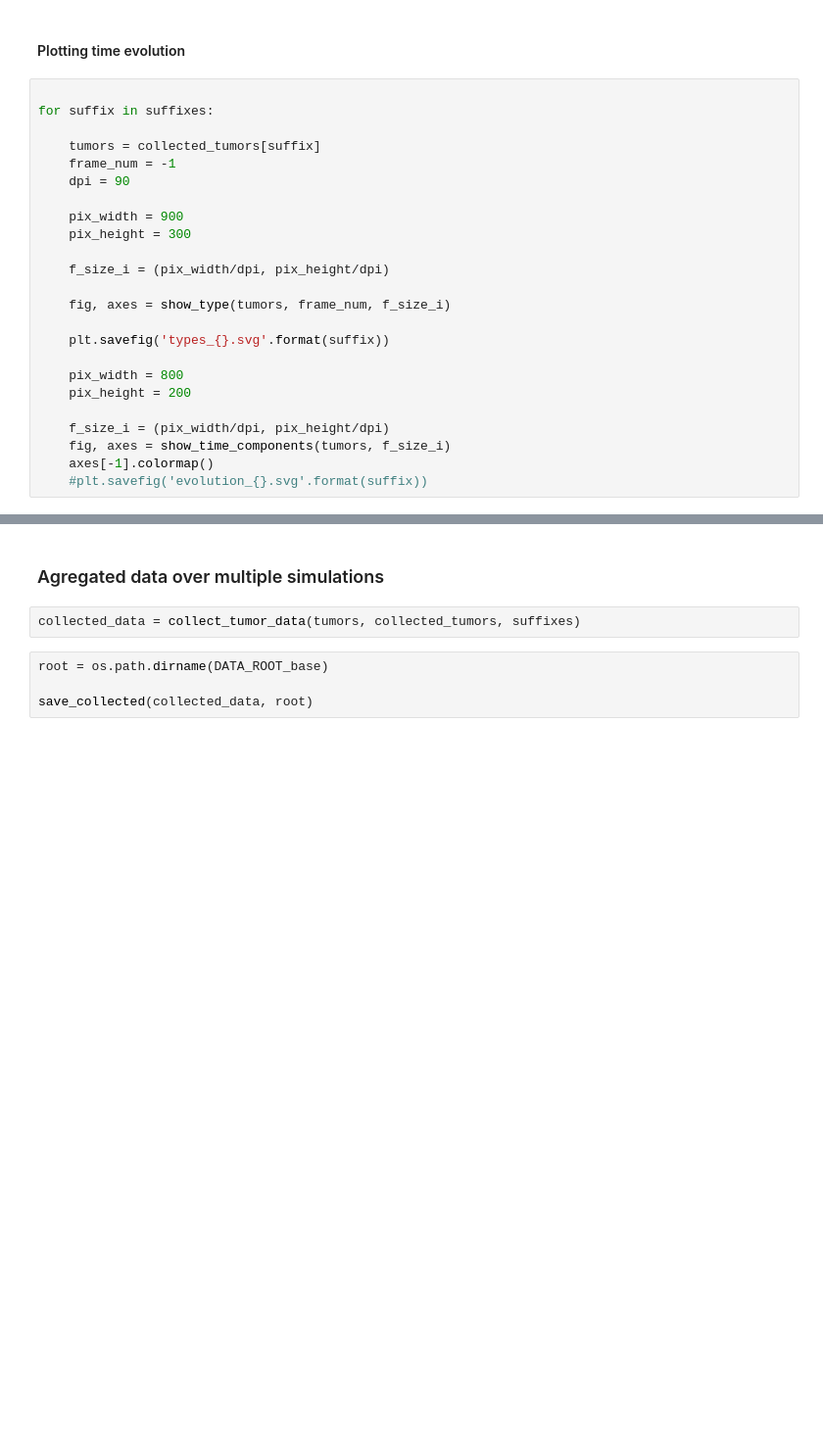
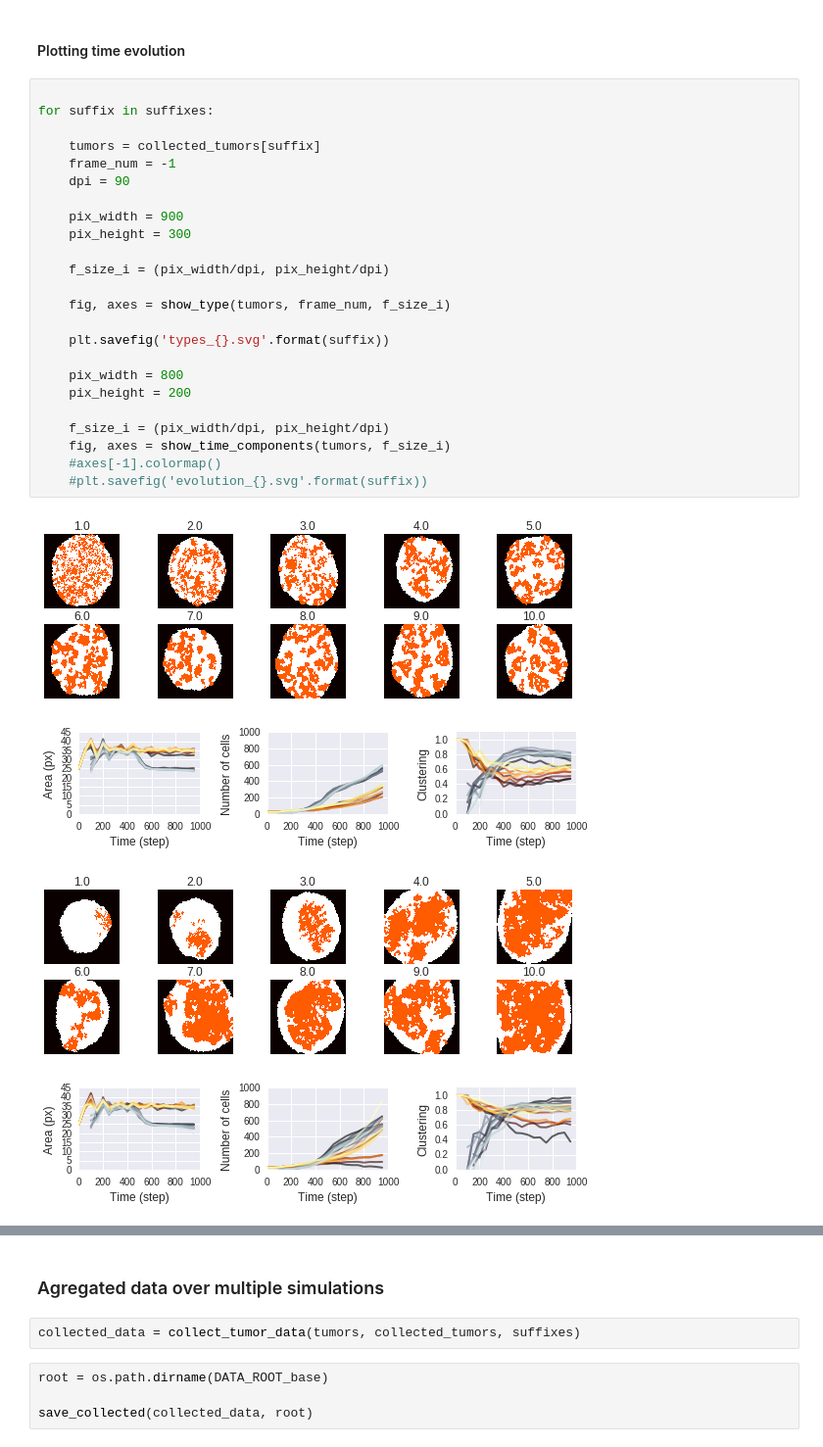
Before and after one commit to glyg/CancerStemCells_GGH, a Jupyter notebook: Notebooks/Analysis of the simulation results.ipynb, the cells around one changed output, grey strips where cells are left out. Shown at 98% size. Drawn from its saved outputs; the diff is of its cells as text; blank space fills up the shorter version.

```diff
--- a/Notebooks/Analysis of the simulation results.ipynb
+++ b/Notebooks/Analysis of the simulation results.ipynb
@@ -69,24 +73,29 @@ for suffix in suffixes:
 # %%
 
 for suffix in suffixes:
 
     tumors = collected_tumors[suffix]
     frame_num = -1
     dpi = 90
 
     pix_width = 900
     pix_height = 300
 
     f_size_i = (pix_width/dpi, pix_height/dpi)
 
     fig, axes = show_type(tumors, frame_num, f_size_i)
 
     plt.savefig('types_{}.svg'.format(suffix))
 
     pix_width = 800
     pix_height = 200
 
     f_size_i = (pix_width/dpi, pix_height/dpi)
     fig, axes = show_time_components(tumors, f_size_i)
-    axes[-1].colormap()
+    #axes[-1].colormap()
     #plt.savefig('evolution_{}.svg'.format(suffix))
+# %% [output]
+[figure, added]
+[figure, added]
+[figure, added]
+[figure, added]
```
Also changed, not shown: parts of 8 cells of this notebook, 12 other files.
